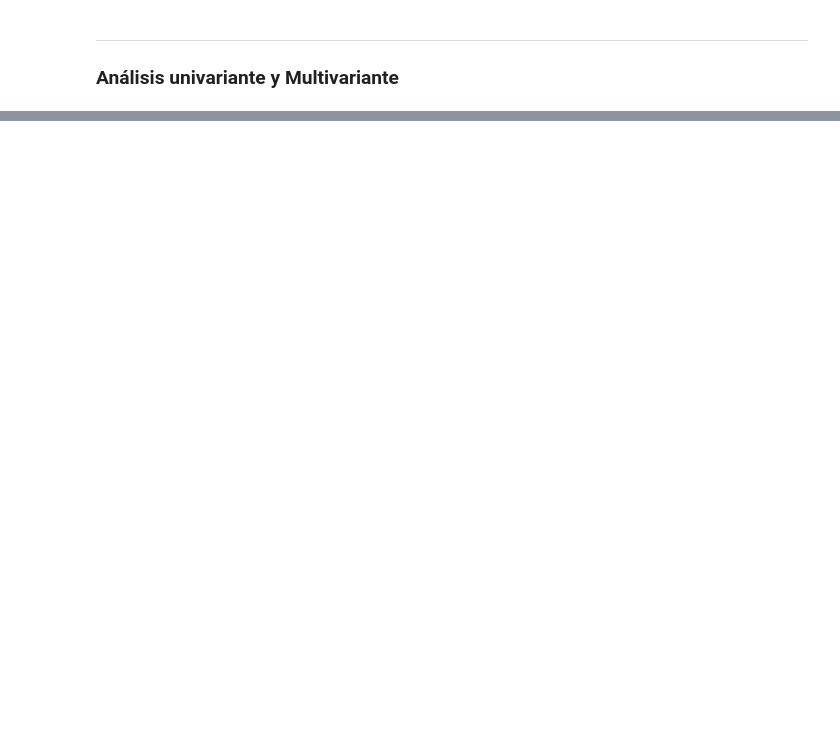
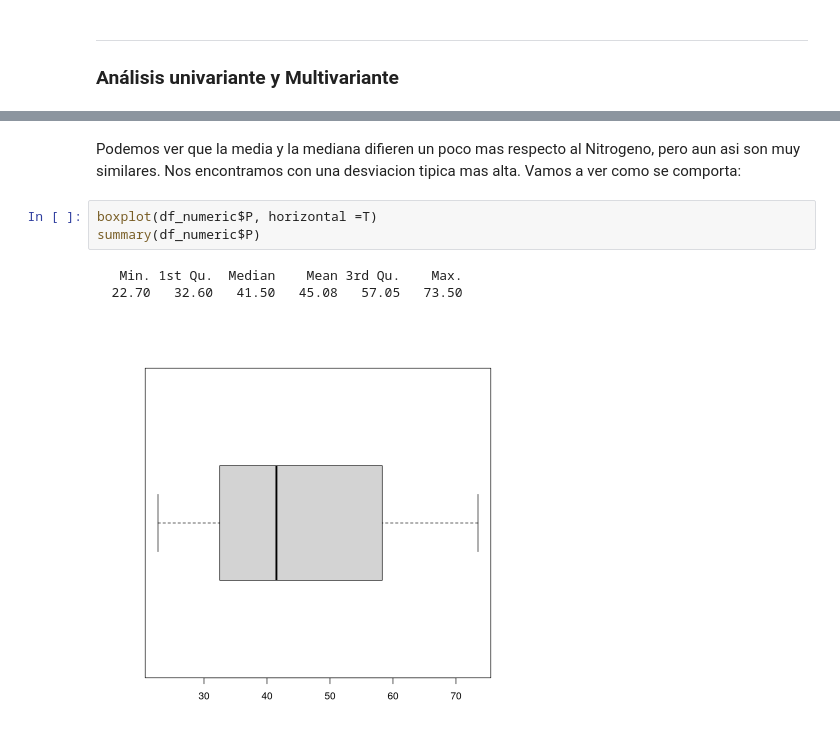
Before and after one commit to HugoVarelaSanchez/MEDAD_Vegetales, a Jupyter notebook: script.ipynb, the cells around one changed output, grey strips where cells are left out. Cells and saved outputs as stored; diff of their text form; blank space fills up the shorter version.

Commit message:
Inicio mal redactado analisis univariante
tan todos los elementos pero hay que redactarlo bien

```diff
--- a/script.ipynb
+++ b/script.ipynb
@@ -60,0 +110,10 @@ barplot(table(df_vegetal$pH))
+# %% [markdown]
+Podemos ver que la media y la mediana difieren un poco mas respecto al Nitrogeno, pero aun asi
+son muy similares. Nos encontramos con una desviacion tipica mas alta. Vamos a ver como se comporta:
+# %%
+boxplot(df_numeric$P, horizontal =T)
+summary(df_numeric$P)
+# %% [output]
+   Min. 1st Qu.  Median    Mean 3rd Qu.    Max.
+  22.70   32.60   41.50   45.08   57.05   73.50
+[figure, added]
```
Also changed, not shown: parts of 93 cells of this notebook.
